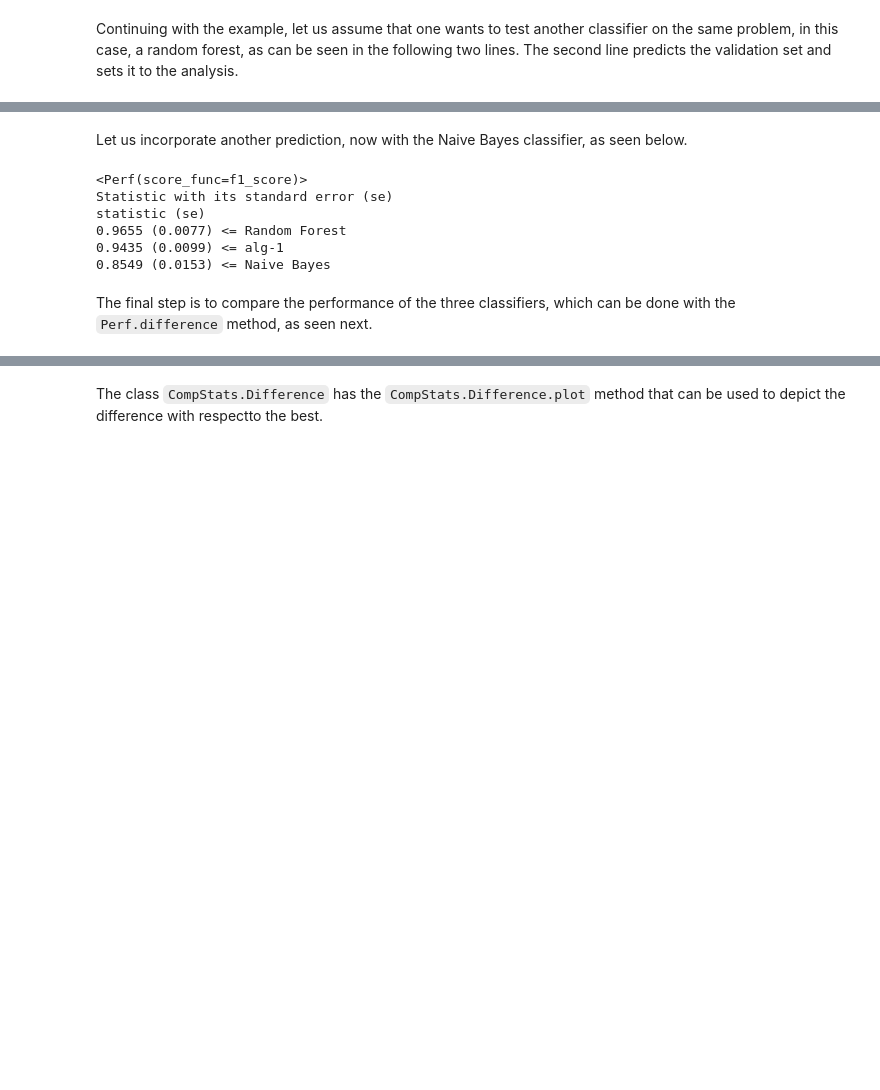
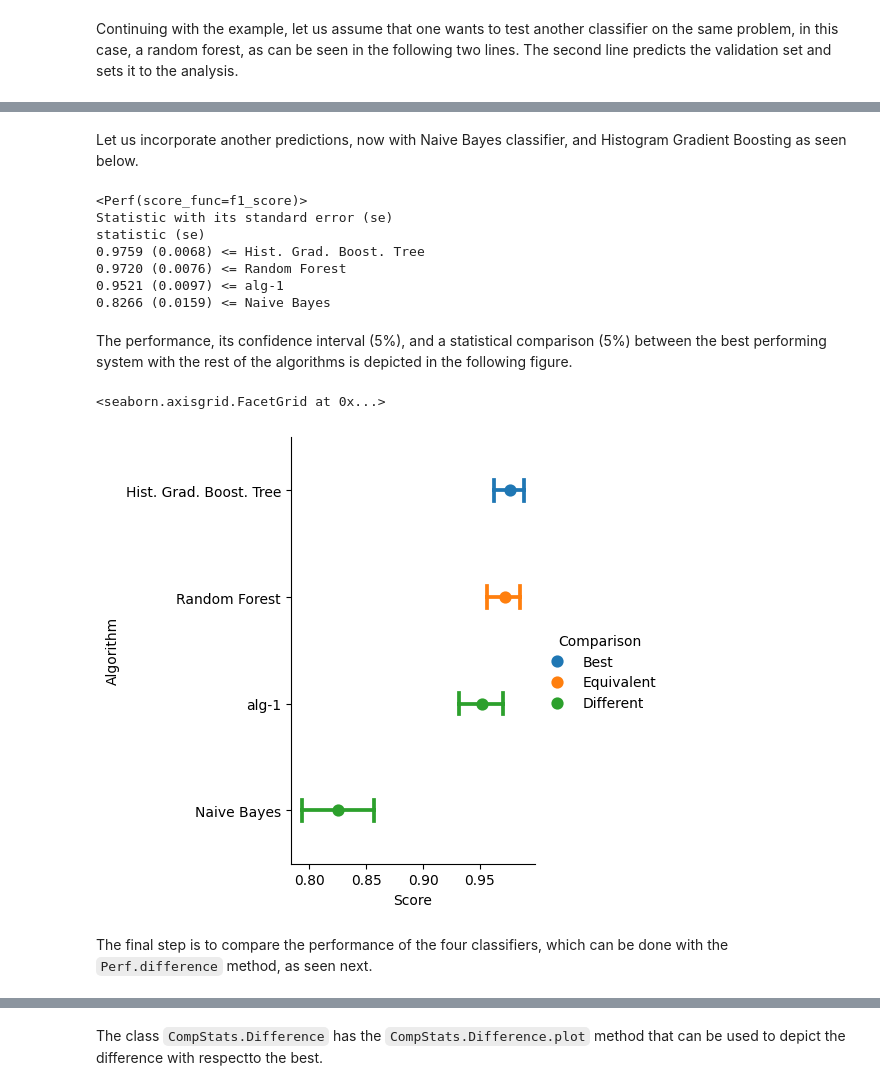
Before and after one commit to INGEOTEC/CompStats, a Jupyter notebook: docs/CompStats_metrics.ipynb, the cells around one changed output, grey strips where cells are left out. Saved outputs shown, nothing was run; the diff lists cells and outputs as text; code cells hidden in the pictures; blank space fills up the shorter version.

```diff
--- a/docs/CompStats_metrics.ipynb
+++ b/docs/CompStats_metrics.ipynb
@@ -82,17 +64,27 @@ statistic (se)
 # %% [markdown]
-Let us incorporate another prediction, now with the Naive Bayes classifier, as seen below.
+Let us incorporate another predictions, now with Naive Bayes classifier, and Histogram Gradient Boosting as seen below.
 # %%
 nb = GaussianNB().fit(X_train, y_train)
 score(nb.predict(X_val), name='Naive Bayes')
+hist = HistGradientBoostingClassifier().fit(X_train, y_train)
+score(hist.predict(X_val), name='Hist. Grad. Boost. Tree')
 # %% [output]
 <Perf(score_func=f1_score)>
 Statistic with its standard error (se)
 statistic (se)
-0.9655 (0.0077) <= Random Forest
-0.9435 (0.0099) <= alg-1
-0.8549 (0.0153) <= Naive Bayes
+0.9759 (0.0068) <= Hist. Grad. Boost. Tree
+0.9720 (0.0076) <= Random Forest
+0.9521 (0.0097) <= alg-1
+0.8266 (0.0159) <= Naive Bayes
+# %% [markdown]
+The performance, its confidence interval (5\%), and a statistical comparison (5\%) between the best performing system with the rest of the algorithms is depicted in the following figure.
+# %%
+score.plot()
+# %% [output]
+<seaborn.axisgrid.FacetGrid at 0x...>
+[figure, added]
 # %% [markdown]
-The final step is to compare the performance of the three classifiers, which can be done with the `Perf.difference` method, as seen next.
+The final step is to compare the performance of the four classifiers, which can be done with the `Perf.difference` method, as seen next.
 # %%
 diff = score.difference()
 diff
```
Also changed, not shown: parts of 9 cells of this notebook, 4 other files.
